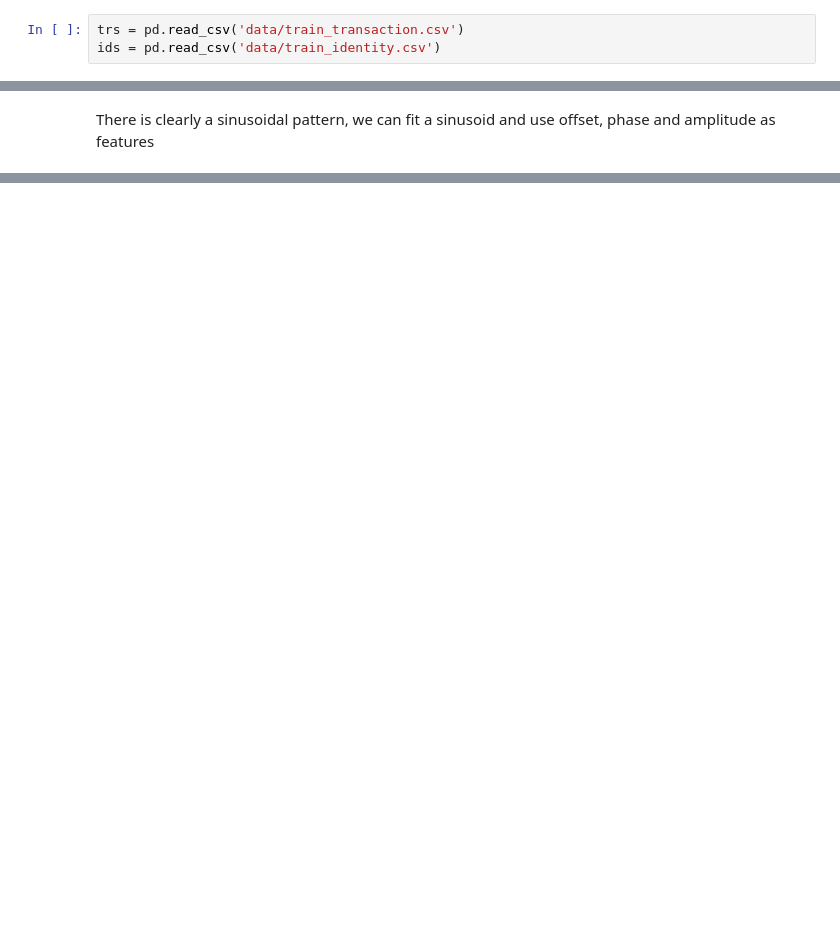
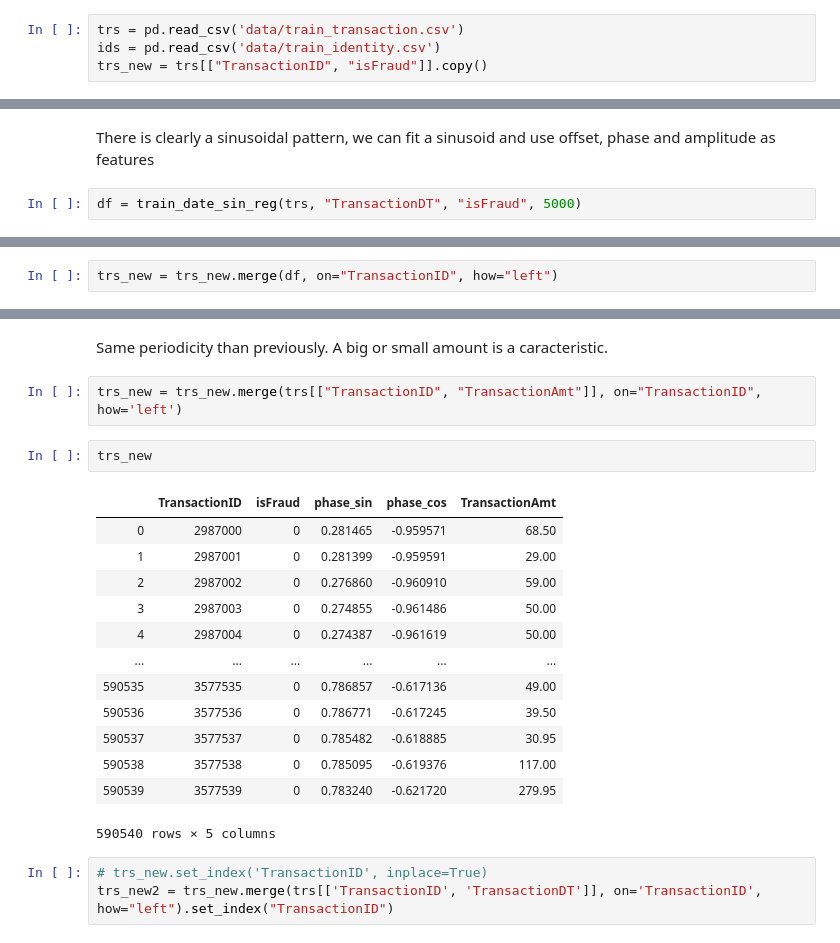
Before and after one commit to biggoron/kaggle-ieee-cis-fraud-detection, a Jupyter notebook: Untitled.ipynb, the cells around one changed output, grey strips where cells are left out. Cells and saved outputs as stored; diff of their text form; blank space fills up the shorter version.

```diff
--- a/Untitled.ipynb
+++ b/Untitled.ipynb
@@ -18,6 +27,7 @@ plotly.offline.init_notebook_mode()
 # %%
 trs = pd.read_csv('data/train_transaction.csv')
 ids = pd.read_csv('data/train_identity.csv')
+trs_new = trs[["TransactionID", "isFraud"]].copy()
 # %% [markdown]
 #### Transactions column list
 # %%
@@ -86,3 +96,5 @@ plotly.offline.iplot(data)
 [interactive output not drawn]
 # %% [markdown]
 There is clearly a sinusoidal pattern, we can fit a sinusoid and use offset, phase and amplitude as features
+# %%
+df = train_date_sin_reg(trs, "TransactionDT", "isFraud", 5000)
@@ -88,0 +112,2 @@ There is clearly a sinusoidal pattern, we can fit a sinusoid and use offset, pha
+# %%
+trs_new = trs_new.merge(df, on="TransactionID", how="left")
@@ -88,0 +148,23 @@ There is clearly a sinusoidal pattern, we can fit a sinusoid and use offset, pha
+# %% [markdown]
+Same periodicity than previously. A big or small amount is a caracteristic.
+# %%
+trs_new = trs_new.merge(trs[["TransactionID", "TransactionAmt"]], on="TransactionID", how='left')
+# %%
+trs_new
+# %% [output]
+|  | TransactionID | isFraud | phase_sin | phase_cos | TransactionAmt |
+| 0 | 2987000 | 0 | 0.281465 | -0.959571 | 68.50 |
+| 1 | 2987001 | 0 | 0.281399 | -0.959591 | 29.00 |
+| 2 | 2987002 | 0 | 0.276860 | -0.960910 | 59.00 |
+| 3 | 2987003 | 0 | 0.274855 | -0.961486 | 50.00 |
+| 4 | 2987004 | 0 | 0.274387 | -0.961619 | 50.00 |
+| ... | ... | ... | ... | ... | ... |
+| 590535 | 3577535 | 0 | 0.786857 | -0.617136 | 49.00 |
+| 590536 | 3577536 | 0 | 0.786771 | -0.617245 | 39.50 |
+| 590537 | 3577537 | 0 | 0.785482 | -0.618885 | 30.95 |
+| 590538 | 3577538 | 0 | 0.785095 | -0.619376 | 117.00 |
+| 590539 | 3577539 | 0 | 0.783240 | -0.621720 | 279.95 |
+590540 rows × 5 columns
+# %%
+# trs_new.set_index('TransactionID', inplace=True)
+trs_new2 = trs_new.merge(trs[['TransactionID', 'TransactionDT']], on='TransactionID', how="left").set_index("TransactionID")
```
Also changed, not shown: parts of 15 cells of this notebook, 3 other files.
